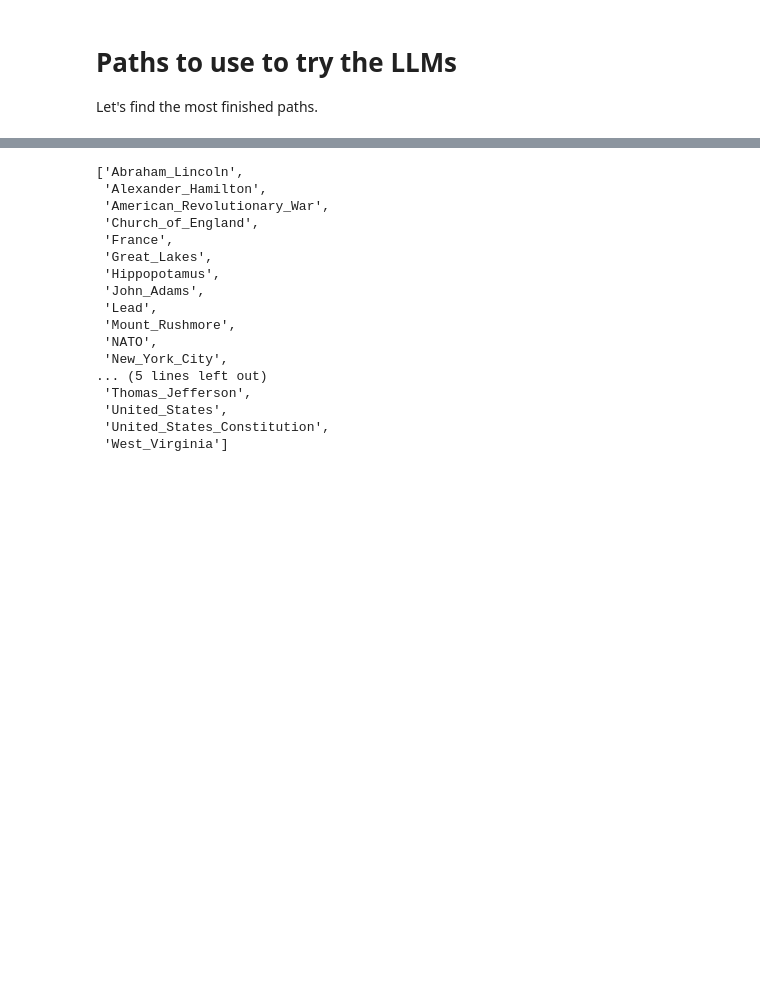
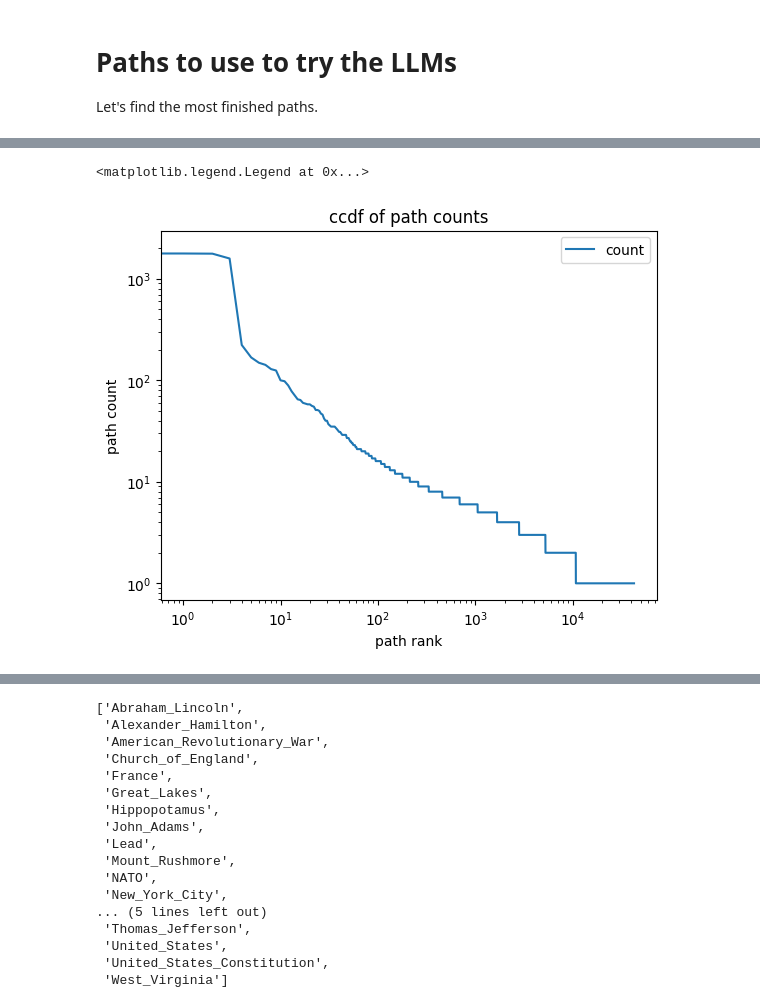
Before and after one commit to epfl-ada/ada-2024-project-outlier-1, a Jupyter notebook: test_ollama.ipynb, the cells around one changed output, grey strips where cells are left out. Cells and saved outputs as stored; diff of their text form; code cells hidden in the pictures; blank space fills up the shorter version.

```diff
--- a/test_ollama.ipynb
+++ b/test_ollama.ipynb
@@ -78,0 +95,15 @@ dtype: int64
+# %%
+# Plot ccdf of path counts
+import matplotlib.pyplot as plt
+import numpy as np
+plt.figure()
+plt.plot(np.arange(len(by_path)), by_path['count'].values, label='count')
+plt.yscale('log')
+plt.xscale('log')
+plt.xlabel('path rank')
+plt.ylabel('path count')
+plt.title('ccdf of path counts')
+plt.legend()
+# %% [output]
+<matplotlib.legend.Legend at 0x...>
+[figure, added]
```
Also changed, not shown: parts of 13 cells of this notebook.
